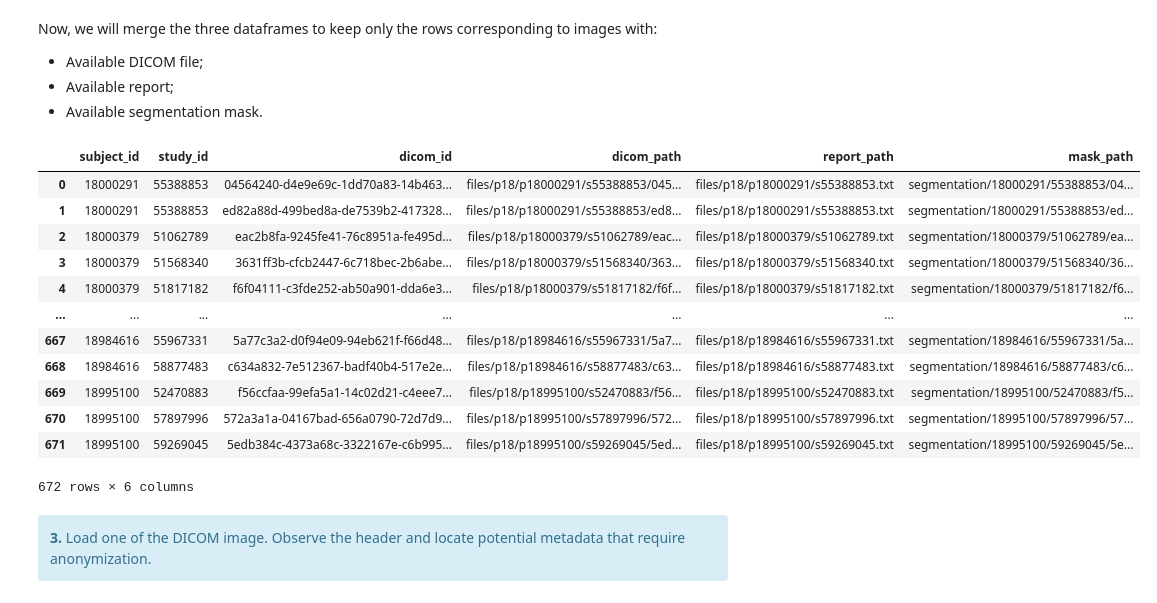
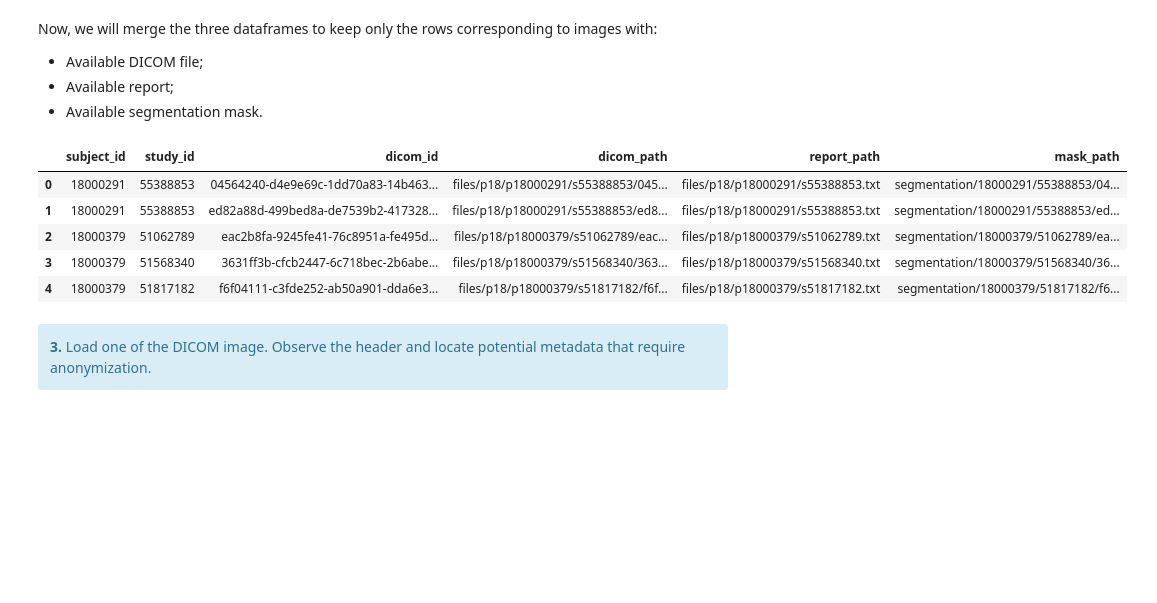
Before and after one commit to Christelleelkhoury/AIM, a Jupyter notebook: project/week2-solution.ipynb, the cells around one changed output. Drawn from its saved outputs; the diff is of its cells as text; code cells hidden in the pictures; blank space fills up the shorter version.

```diff
--- a/project/week2-solution.ipynb
+++ b/project/week2-solution.ipynb
@@ -78,12 +78,22 @@ Each file provide different information about the dataset.
 </div>
 # %%
 # Get list of image paths of available data
-file_list = glob(f'{DATA_PATH}/files/*/*/*/*.dcm')
+file_list_init = glob(f'{DATA_PATH}/files/*/*/*/*.dcm')
+
+# Check for corrupted files
+file_list = []
+for f in file_list_init:
+    try:
+        img = pydicom.dcmread(f).pixel_array
+        file_list.append(f)
+    except:
+        continue
+
 file_list = [f[len(DATA_PATH)+1:] for f in file_list]
 
 # Get subset csv files with only information on available subjects
 subset_record_df = record_df.loc[record_df['path'].isin(file_list)]
-subset_record_df
+subset_record_df.head()
 # %% [output]
 |  | subject_id | study_id | dicom_id | path |
 | 301504 | 18000291 | 55388853 | 04564240-d4e9e69c-1dd70a83-14b463... | files/p18/p18000291/s55388853/045... |
@@ -151,23 +140,16 @@ Now, we will merge the three dataframes to keep only the rows corresponding to i
 # %%
 metadata_df = pd.merge(subset_record_df, subset_study_df, on=['study_id', 'subject_id'])
 metadata_df = pd.merge(metadata_df, subset_mask_df, on=['study_id', 'subject_id','dicom_id'])
 metadata_df.columns = ['subject_id', 'study_id', 'dicom_id', 'dicom_path', 'report_path', 'mask_path']
 
-metadata_df#.head()
+metadata_df.head()
 # %% [output]
 |  | subject_id | study_id | dicom_id | dicom_path | report_path | mask_path |
 | 0 | 18000291 | 55388853 | 04564240-d4e9e69c-1dd70a83-14b463... | files/p18/p18000291/s55388853/045... | files/p18/p18000291/s55388853.txt | segmentation/18000291/55388853/04... |
 | 1 | 18000291 | 55388853 | ed82a88d-499bed8a-de7539b2-417328... | files/p18/p18000291/s55388853/ed8... | files/p18/p18000291/s55388853.txt | segmentation/18000291/55388853/ed... |
 | 2 | 18000379 | 51062789 | eac2b8fa-9245fe41-76c8951a-fe495d... | files/p18/p18000379/s51062789/eac... | files/p18/p18000379/s51062789.txt | segmentation/18000379/51062789/ea... |
 | 3 | 18000379 | 51568340 | 3631ff3b-cfcb2447-6c718bec-2b6abe... | files/p18/p18000379/s51568340/363... | files/p18/p18000379/s51568340.txt | segmentation/18000379/51568340/36... |
 | 4 | 18000379 | 51817182 | f6f04111-c3fde252-ab50a901-dda6e3... | files/p18/p18000379/s51817182/f6f... | files/p18/p18000379/s51817182.txt | segmentation/18000379/51817182/f6... |
-| ... | ... | ... | ... | ... | ... | ... |
-| 667 | 18984616 | 55967331 | 5a77c3a2-d0f94e09-94eb621f-f66d48... | files/p18/p18984616/s55967331/5a7... | files/p18/p18984616/s55967331.txt | segmentation/18984616/55967331/5a... |
-| 668 | 18984616 | 58877483 | c634a832-7e512367-badf40b4-517e2e... | files/p18/p18984616/s58877483/c63... | files/p18/p18984616/s58877483.txt | segmentation/18984616/58877483/c6... |
-| 669 | 18995100 | 52470883 | f56ccfaa-99efa5a1-14c02d21-c4eee7... | files/p18/p18995100/s52470883/f56... | files/p18/p18995100/s52470883.txt | segmentation/18995100/52470883/f5... |
-| 670 | 18995100 | 57897996 | 572a3a1a-04167bad-656a0790-72d7d9... | files/p18/p18995100/s57897996/572... | files/p18/p18995100/s57897996.txt | segmentation/18995100/57897996/57... |
-| 671 | 18995100 | 59269045 | 5edb384c-4373a68c-3322167e-c6b995... | files/p18/p18995100/s59269045/5ed... | files/p18/p18995100/s59269045.txt | segmentation/18995100/59269045/5e... |
-672 rows × 6 columns
 # %% [markdown]
 <div class="alert alert-block alert-info">
 <b>3.</b> Load one of the DICOM image. Observe the header and locate potential metadata that require anonymization.
```
Also changed, not shown: parts of 4 cells of this notebook, 7 other files.
